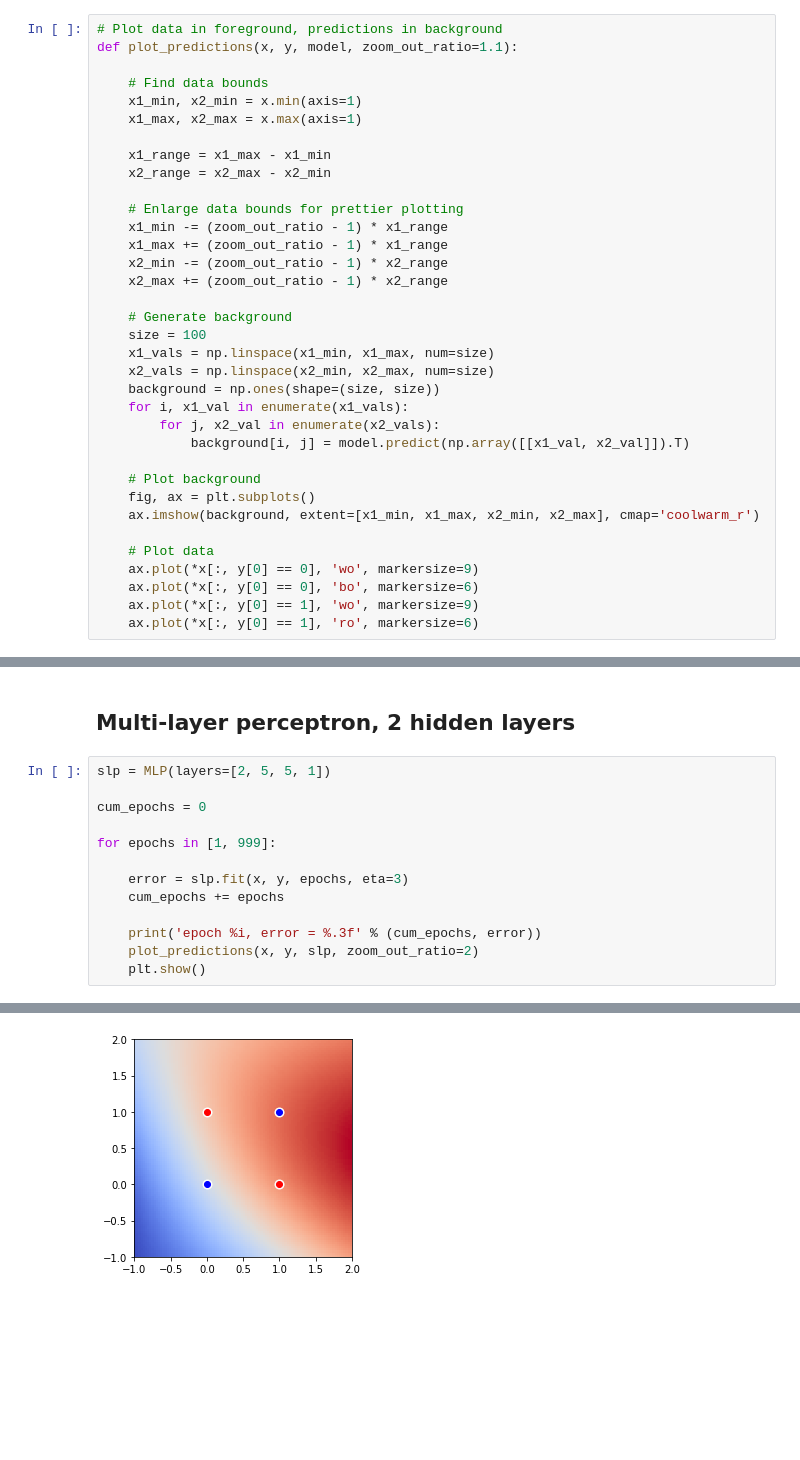
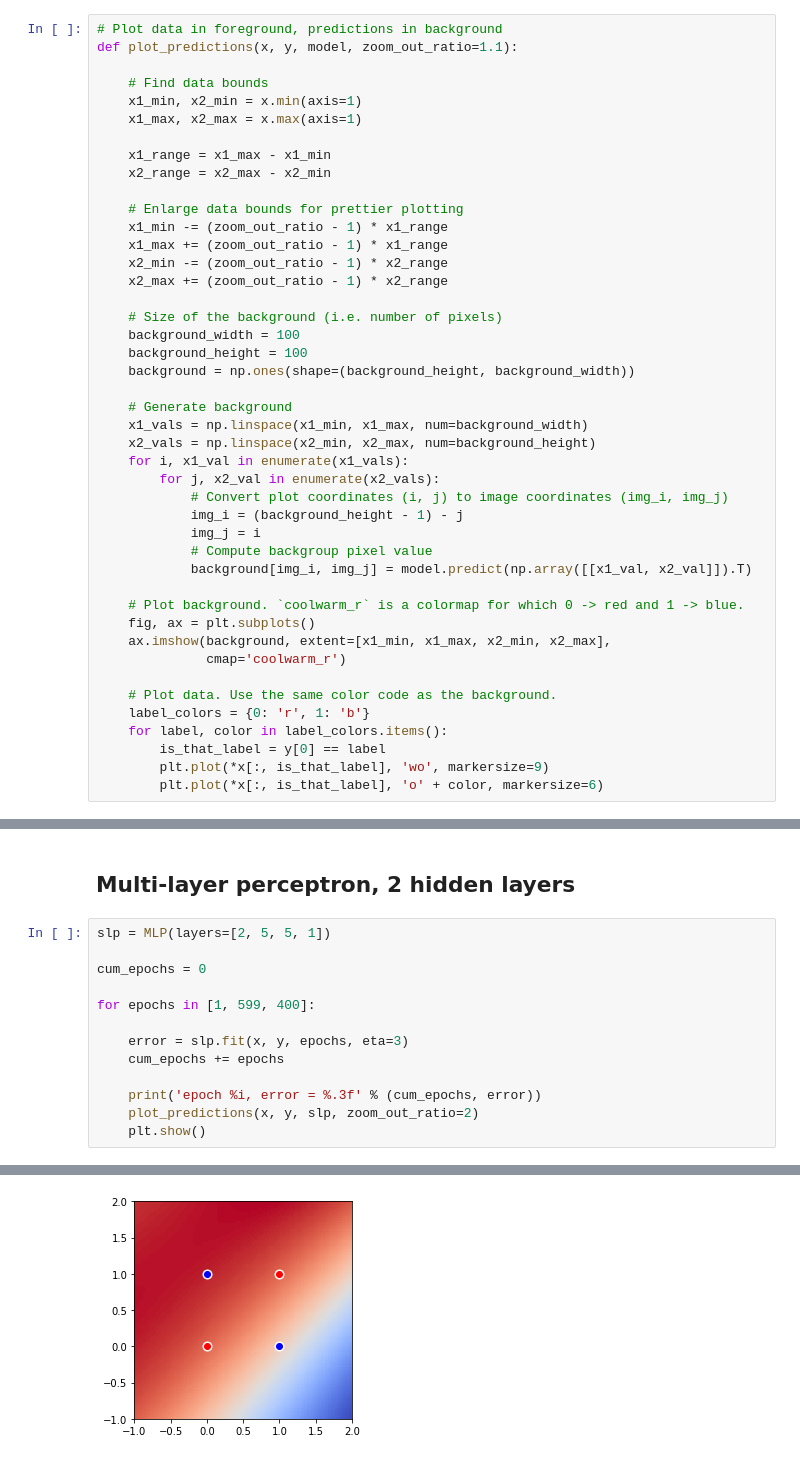
Before and after one commit to quentin-auge/simple-nn, a Jupyter notebook: xor_mlp.ipynb, the cells around one changed output, grey strips where cells are left out. Drawn from its saved outputs; the diff is of its cells as text; blank space fills up the shorter version.

Commit message:
fix plot mistake in xor_mlp.ipynb
plot coordinates and image coordinates are not the same !

```diff
--- a/xor_mlp.ipynb
+++ b/xor_mlp.ipynb
@@ -31,24 +31,33 @@ def plot_predictions(x, y, model, zoom_out_ratio=1.1):
     x2_min -= (zoom_out_ratio - 1) * x2_range
     x2_max += (zoom_out_ratio - 1) * x2_range
 
+    # Size of the background (i.e. number of pixels)
+    background_width = 100
+    background_height = 100
+    background = np.ones(shape=(background_height, background_width))
+
     # Generate background
-    size = 100
-    x1_vals = np.linspace(x1_min, x1_max, num=size)
-    x2_vals = np.linspace(x2_min, x2_max, num=size)
-    background = np.ones(shape=(size, size))
+    x1_vals = np.linspace(x1_min, x1_max, num=background_width)
+    x2_vals = np.linspace(x2_min, x2_max, num=background_height)
     for i, x1_val in enumerate(x1_vals):
         for j, x2_val in enumerate(x2_vals):
-            background[i, j] = model.predict(np.array([[x1_val, x2_val]]).T)
+            # Convert plot coordinates (i, j) to image coordinates (img_i, img_j)
+            img_i = (background_height - 1) - j
+            img_j = i
+            # Compute backgroup pixel value
+            background[img_i, img_j] = model.predict(np.array([[x1_val, x2_val]]).T)
 
-    # Plot background
+    # Plot background. `coolwarm_r` is a colormap for which 0 -> red and 1 -> blue.
     fig, ax = plt.subplots()
-    ax.imshow(background, extent=[x1_min, x1_max, x2_min, x2_max], cmap='coolwarm_r')
+    ax.imshow(background, extent=[x1_min, x1_max, x2_min, x2_max],
+              cmap='coolwarm_r')
 
-    # Plot data
-    ax.plot(*x[:, y[0] == 0], 'wo', markersize=9)
-    ax.plot(*x[:, y[0] == 0], 'bo', markersize=6)
-    ax.plot(*x[:, y[0] == 1], 'wo', markersize=9)
-    ax.plot(*x[:, y[0] == 1], 'ro', markersize=6)
+    # Plot data. Use the same color code as the background.
+    label_colors = {0: 'r', 1: 'b'}
+    for label, color in label_colors.items():
+        is_that_label = y[0] == label
+        plt.plot(*x[:, is_that_label], 'wo', markersize=9)
+        plt.plot(*x[:, is_that_label], 'o' + color, markersize=6)
 # %% [markdown]
 ## Single layer perceptron
 
@@ -102,7 +111,7 @@ slp = MLP(layers=[2, 5, 5, 1])
 
 cum_epochs = 0
 
-for epochs in [1, 999]:
+for epochs in [1, 599, 400]:
 
     error = slp.fit(x, y, epochs, eta=3)
     cum_epochs += epochs
@@ -115 +124 @@ epoch 1, error = 0.149
-[figure, old version]
+[figure, new version]
```
Also changed, not shown: parts of 3 cells of this notebook, 1 other file.
